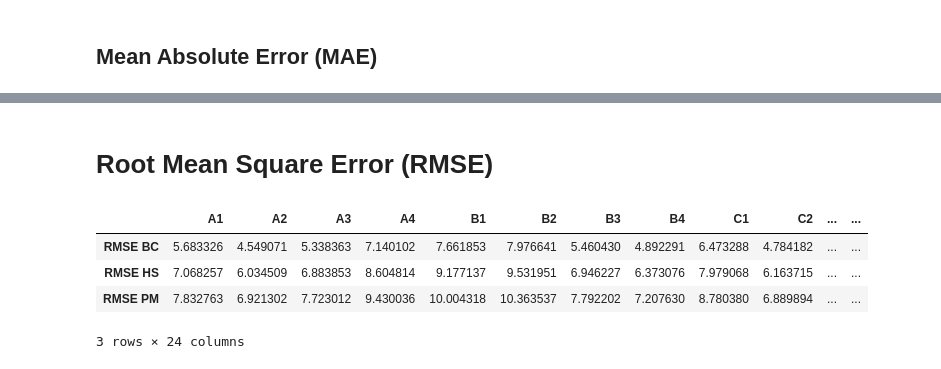
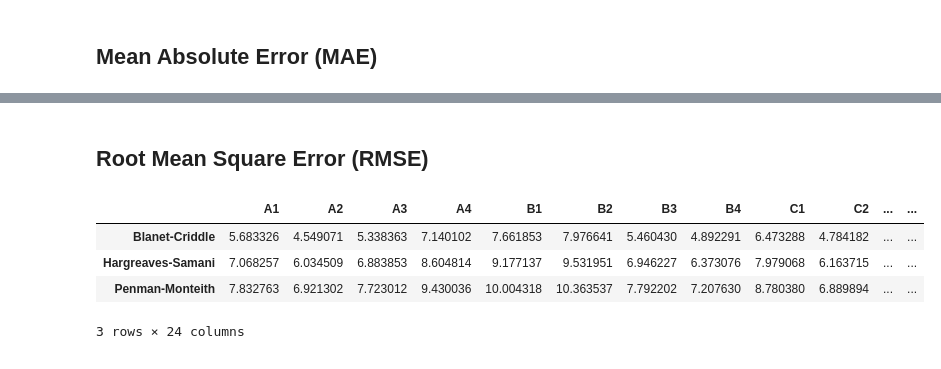
Before and after one commit to rafiachmadfr/Evapotranspiration-Analysis, a Jupyter notebook: 03. Data Analysis.ipynb, the cells around one changed output, grey strips where cells are left out. Cells and saved outputs as stored; diff of their text form; code cells hidden in the pictures.

```diff
--- a/03. Data Analysis.ipynb
+++ b/03. Data Analysis.ipynb
@@ -223,28 +224,28 @@ plt.show()
 # %% [markdown]
-# Root Mean Square Error (RMSE)
+## Root Mean Square Error (RMSE)
 # %%
 rmse_bc = {}
 rmse_hs = {}
 rmse_pm = {}
 
 # Menghitung RMSE untuk setiap kolom
 for col in aktual.columns:
     rmse_bc[col] = np.sqrt(mean_squared_error(aktual[col], estimasi_bc))
     rmse_hs[col] = np.sqrt(mean_squared_error(aktual[col], estimasi_hs))
     rmse_pm[col] = np.sqrt(mean_squared_error(aktual[col], estimasi_pm))
 
 # Membuat dataframe untuk RMSE
 df_rmse = pd.DataFrame({
-    'RMSE BC': rmse_bc,
-    'RMSE HS': rmse_hs,
-    'RMSE PM': rmse_pm
+    'Blanet-Criddle': rmse_bc,
+    'Hargreaves-Samani': rmse_hs,
+    'Penman-Monteith': rmse_pm
 }).T
 
 # Menampilkan hasil
 df_rmse.head()
 # %% [output]
 |  | A1 | A2 | A3 | A4 | B1 | B2 | B3 | B4 | C1 | C2 | ... | ... |
-| RMSE BC | 5.683326 | 4.549071 | 5.338363 | 7.140102 | 7.661853 | 7.976641 | 5.460430 | 4.892291 | 6.473288 | 4.784182 | ... | ... |
-| RMSE HS | 7.068257 | 6.034509 | 6.883853 | 8.604814 | 9.177137 | 9.531951 | 6.946227 | 6.373076 | 7.979068 | 6.163715 | ... | ... |
-| RMSE PM | 7.832763 | 6.921302 | 7.723012 | 9.430036 | 10.004318 | 10.363537 | 7.792202 | 7.207630 | 8.780380 | 6.889894 | ... | ... |
+| Blanet-Criddle | 5.683326 | 4.549071 | 5.338363 | 7.140102 | 7.661853 | 7.976641 | 5.460430 | 4.892291 | 6.473288 | 4.784182 | ... | ... |
+| Hargreaves-Samani | 7.068257 | 6.034509 | 6.883853 | 8.604814 | 9.177137 | 9.531951 | 6.946227 | 6.373076 | 7.979068 | 6.163715 | ... | ... |
+| Penman-Monteith | 7.832763 | 6.921302 | 7.723012 | 9.430036 | 10.004318 | 10.363537 | 7.792202 | 7.207630 | 8.780380 | 6.889894 | ... | ... |
 3 rows × 24 columns
```
Also changed, not shown: parts of 29 cells of this notebook.
